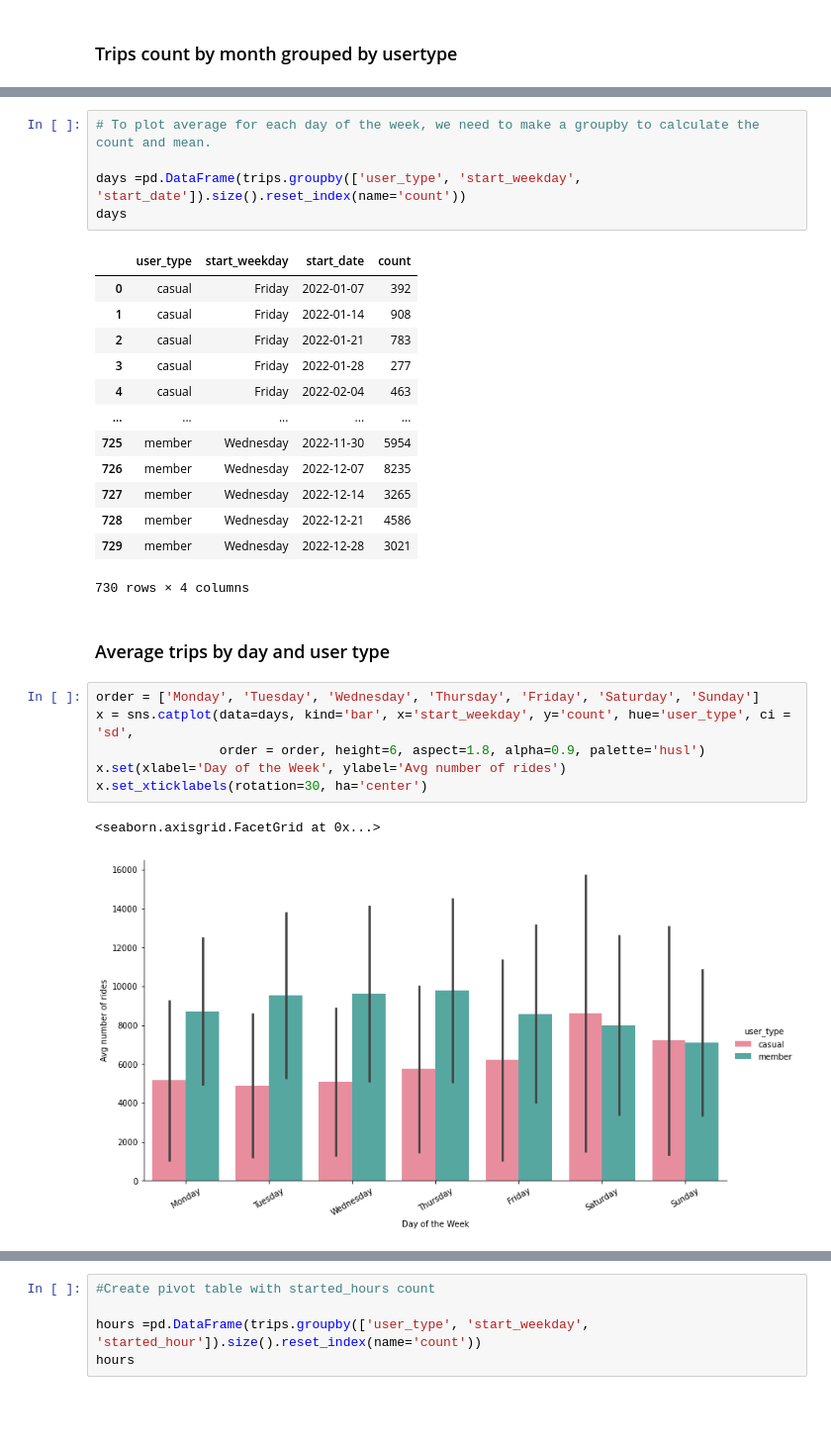
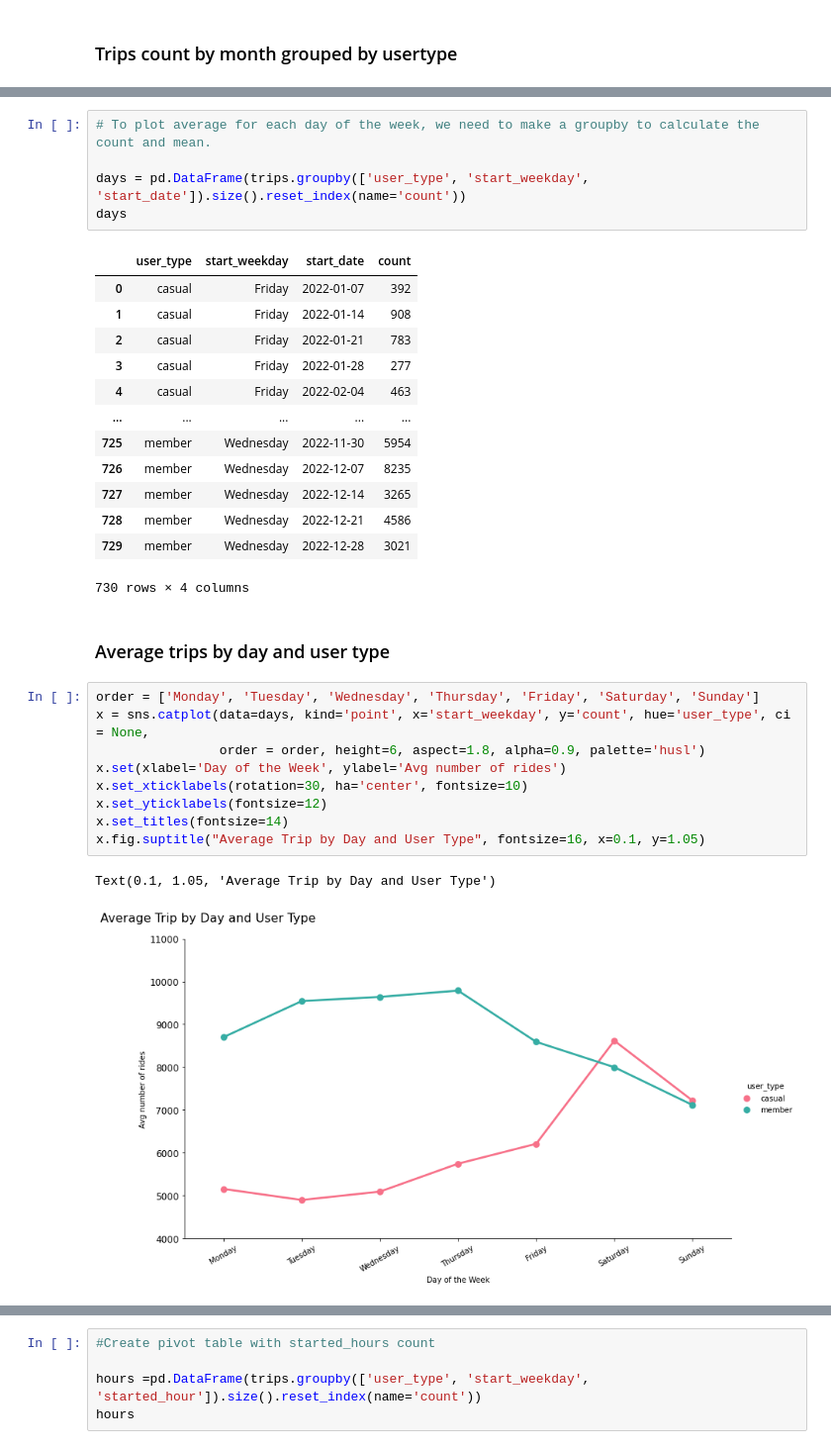
Before and after one commit to FedeDipa91/pbix, a Jupyter notebook: BikeSharing/BikeSharing_cd_analysis.ipynb, the cells around one changed output, grey strips where cells are left out. Shown: that part at 99% size. Drawn from its saved outputs; the diff is of its cells as text; blank space fills up the shorter version.

```diff
--- a/BikeSharing/BikeSharing_cd_analysis.ipynb
+++ b/BikeSharing/BikeSharing_cd_analysis.ipynb
@@ -87,7 +120,7 @@ g.set_xticklabels(rotation=30, ha="center")
 # %%
 # To plot average for each day of the week, we need to make a groupby to calculate the count and mean.
 
-days =pd.DataFrame(trips.groupby(['user_type', 'start_weekday', 'start_date']).size().reset_index(name='count'))
+days = pd.DataFrame(trips.groupby(['user_type', 'start_weekday', 'start_date']).size().reset_index(name='count'))
 days
 # %% [output]
 |  | user_type | start_weekday | start_date | count |
@@ -107,10 +140,13 @@ days
 ### Average trips by day and user type
 # %%
 order = ['Monday', 'Tuesday', 'Wednesday', 'Thursday', 'Friday', 'Saturday', 'Sunday']
-x = sns.catplot(data=days, kind='bar', x='start_weekday', y='count', hue='user_type', ci = 'sd',
+x = sns.catplot(data=days, kind='point', x='start_weekday', y='count', hue='user_type', ci = None,
                 order = order, height=6, aspect=1.8, alpha=0.9, palette='husl')
 x.set(xlabel='Day of the Week', ylabel='Avg number of rides')
-x.set_xticklabels(rotation=30, ha='center')
+x.set_xticklabels(rotation=30, ha='center', fontsize=10)
+x.set_yticklabels(fontsize=12)
+x.set_titles(fontsize=14)
+x.fig.suptitle("Average Trip by Day and User Type", fontsize=16, x=0.1, y=1.05)
 # %% [output]
-<seaborn.axisgrid.FacetGrid at 0x...>
+Text(0.1, 1.05, 'Average Trip by Day and User Type')
-[figure, old version]
+[figure, new version]
```
Also changed, not shown: parts of 26 cells of this notebook.
